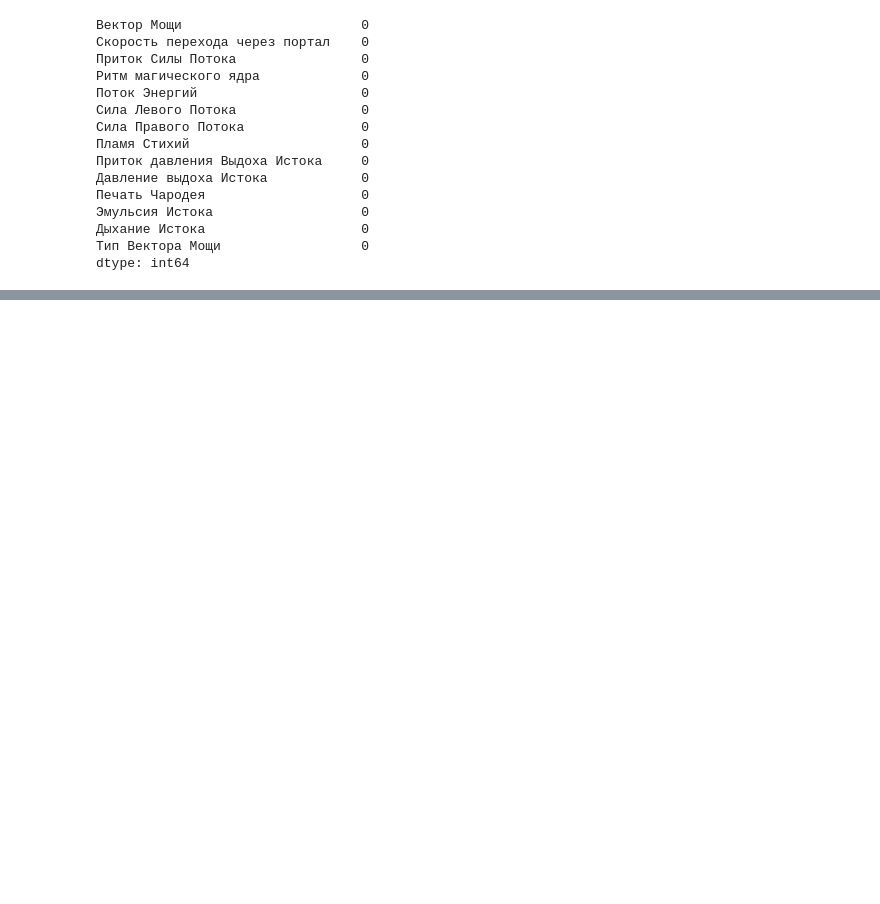
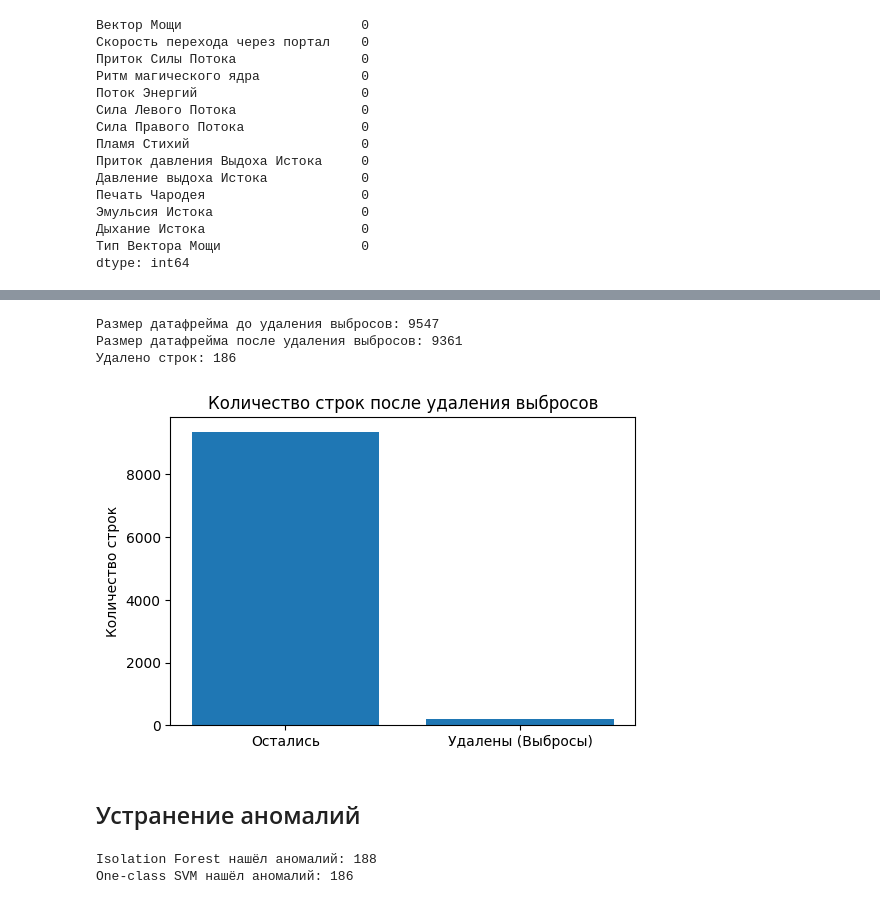
Before and after one commit to smnk-1/data-practicum, a Jupyter notebook: data_preprocessing.ipynb, the cells around one changed output, grey strips where cells are left out. Drawn from its saved outputs; the diff is of its cells as text; code cells hidden in the pictures; blank space fills up the shorter version.

```diff
--- a/data_preprocessing.ipynb
+++ b/data_preprocessing.ipynb
@@ -535,0 +567,25 @@ dtype: int64
+# %%
+def detect_outliers_iqr(series):
+    Q1 = series.quantile(0.25)
+    Q3 = series.quantile(0.75)
+    IQR = Q3 - Q1
+    lower_bound = Q1 - 1.5 * IQR
+    upper_bound = Q3 + 1.5 * IQR
+    # Возвращаем маску (True для выбросов)
+    return (series < lower_bound) | (series > upper_bound)
+# %%
+def detect_outliers_robust_zscore(series, threshold=3):
+    median = series.median()
+    mad = (series - median).abs().median()
+    modified_z_score = 0.6745 * (series - median) / mad
+    return modified_z_score.abs() > threshold
+# %%
+for col in outliers_columns:
+    outliers_iqr = detect_outliers_iqr(X_train_knn_df[col])
+    outliers_rz = detect_outliers_robust_zscore(X_train_knn_df[col], threshold=3) # часто в источниках бывает 3.5, при таком значении порога 0 выбросов
+
+    print(f"Количество выбросов по IQR в столбце '{col}': {outliers_iqr.sum()}")
+    print(f"Количество выбросов по Robust Z-score в столбце '{col}': {outliers_rz.sum()}")
+    outlier_intersection = outliers_iqr & outliers_rz
+    print(f"Количество строк, являющихся выбросами по обоим методам: {outlier_intersection.sum()}")
+    print(outlier_intersection)
@@ -535,0 +608,24 @@ dtype: int64
+# %%
+mask_keep_after_outlier_removal = ~outlier_intersection
+X_train_after_outlier_removal = X_train_knn_df[mask_keep_after_outlier_removal]
+
+initial_count = X_train_knn_df.shape[0]
+final_count = X_train_after_outlier_removal.shape[0]
+removed_count = initial_count - final_count
+
+print(f"Размер датафрейма до удаления выбросов: {initial_count}")
+print(f"Размер датафрейма после удаления выбросов: {final_count}")
+print(f"Удалено строк: {removed_count}")
+
+plt.figure(figsize=(6, 4))
+plt.bar(['Остались', 'Удалены (Выбросы)'], [final_count, removed_count])
+plt.title('Количество строк после удаления выбросов')
+plt.ylabel('Количество строк')
+plt.show()
+# %% [output]
+Размер датафрейма до удаления выбросов: 9547
+Размер датафрейма после удаления выбросов: 9361
+Удалено строк: 186
+[figure, added]
+# %% [markdown]
+## Устранение аномалий
@@ -535,0 +643,21 @@ dtype: int64
+# %%
+contamination_rate = 0.02 # 2%
+
+iso_forest = IsolationForest(contamination=contamination_rate, random_state=42)
+oc_svm = OneClassSVM(nu=contamination_rate)
+# dbscan = PyOD_DBSCAN(contamination=contamination_rate)
+
+y_iso = iso_forest.fit_predict(X_scaled)
+y_ocsvm = oc_svm.fit_predict(X_scaled)
+# y_dbscan = dbscan.fit_predict(X_scaled)
+
+anomaly_iso = y_iso == -1
+anomaly_ocsvm = y_ocsvm == -1
+# anomaly_dbscan = y_dbscan == -1
+
+print(f"Isolation Forest нашёл аномалий: {anomaly_iso.sum()}")
+print(f"One-class SVM нашёл аномалий: {anomaly_ocsvm.sum()}")
+# print(f"DBSCAN нашёл аномалий: {anomaly_dbscan.sum()}")
+# %% [output]
+Isolation Forest нашёл аномалий: 188
+One-class SVM нашёл аномалий: 186
```
Also changed, not shown: parts of 9 cells of this notebook.
